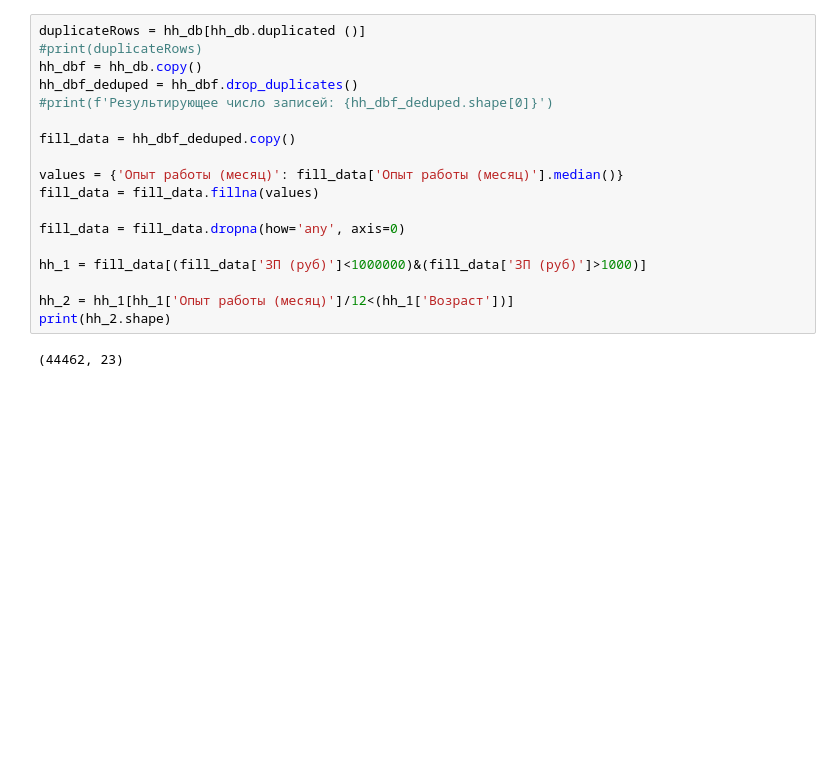
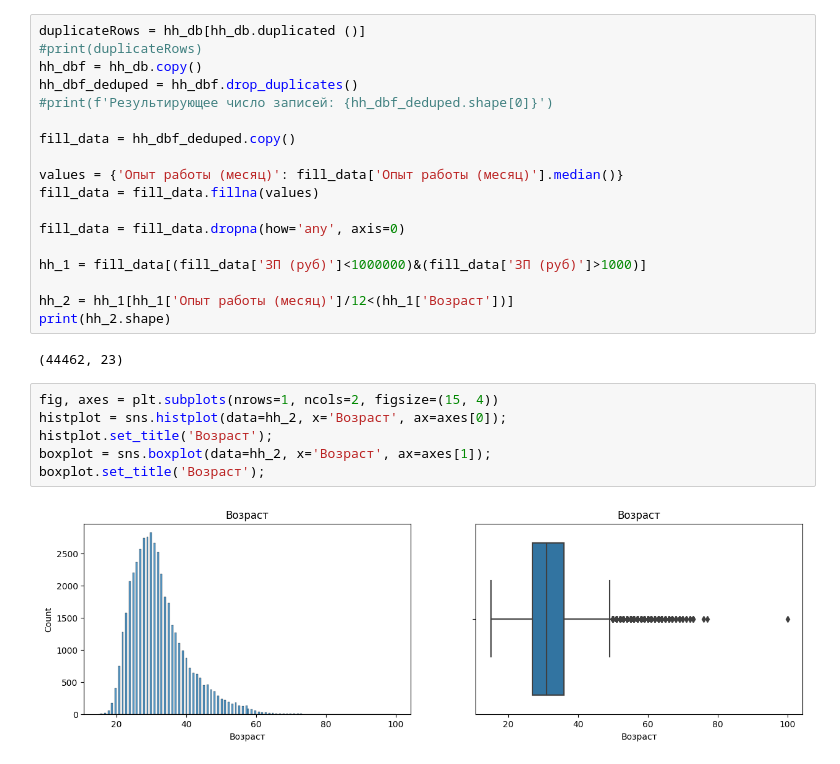
Before and after one commit to vasiloyk/hh, a Jupyter notebook: data_hh_analysis/data_hh_analysis.ipynb, the cells around one changed output. Saved outputs shown, nothing was run; the diff lists cells and outputs as text; blank space fills up the shorter version.

```diff
--- a/data_hh_analysis/data_hh_analysis.ipynb
+++ b/data_hh_analysis/data_hh_analysis.ipynb
@@ -424,3 +424,11 @@ hh_2 = hh_1[hh_1['Опыт работы (месяц)']/12<(hh_1['Возраст'
 print(hh_2.shape)
 # %% [output]
 (44462, 23)
+# %%
+fig, axes = plt.subplots(nrows=1, ncols=2, figsize=(15, 4))
+histplot = sns.histplot(data=hh_2, x='Возраст', ax=axes[0]);
+histplot.set_title('Возраст');
+boxplot = sns.boxplot(data=hh_2, x='Возраст', ax=axes[1]);
+boxplot.set_title('Возраст');
+# %% [output]
+[figure, added]
```
Also changed, not shown: parts of 4 cells of this notebook.
